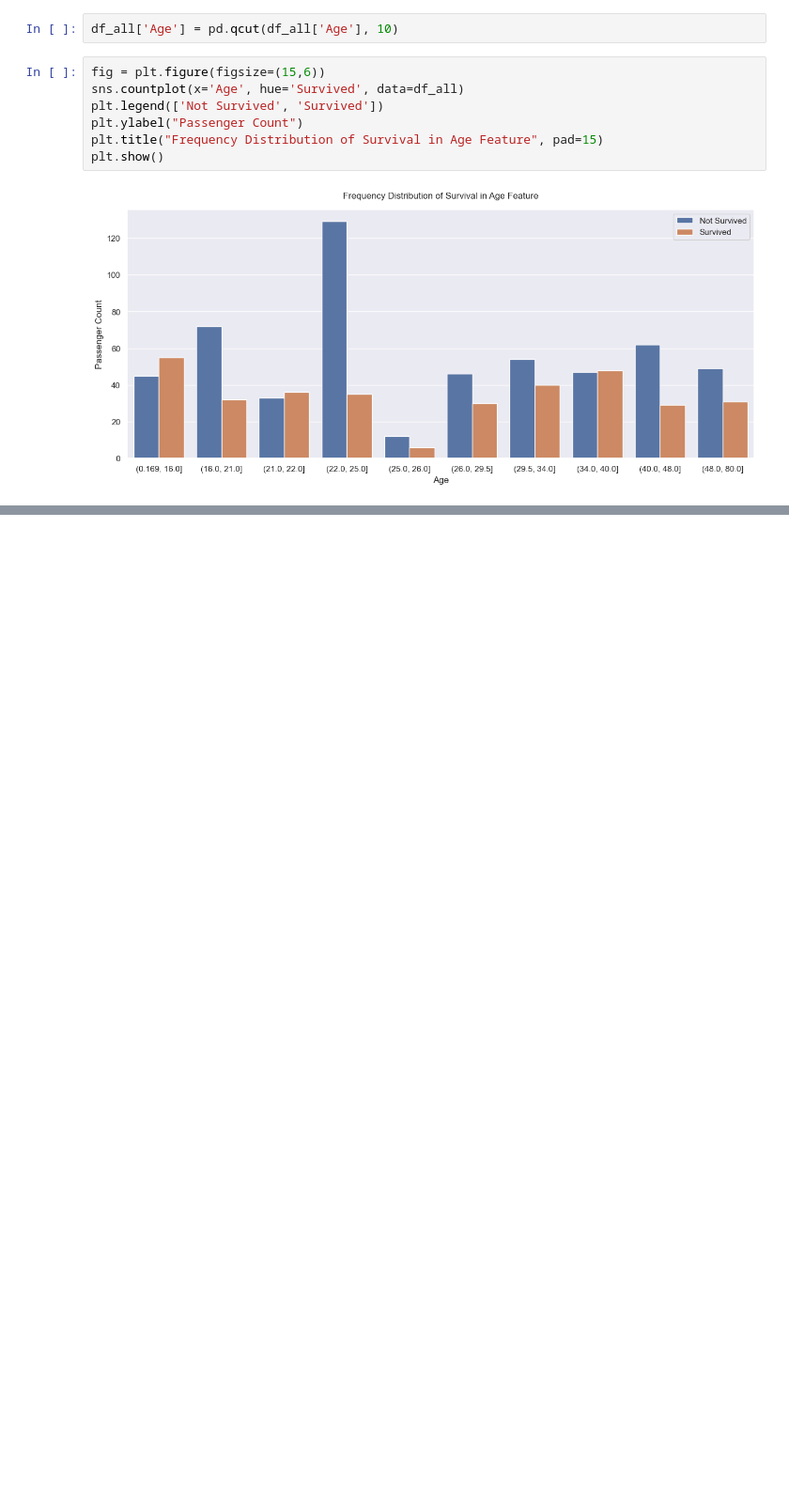
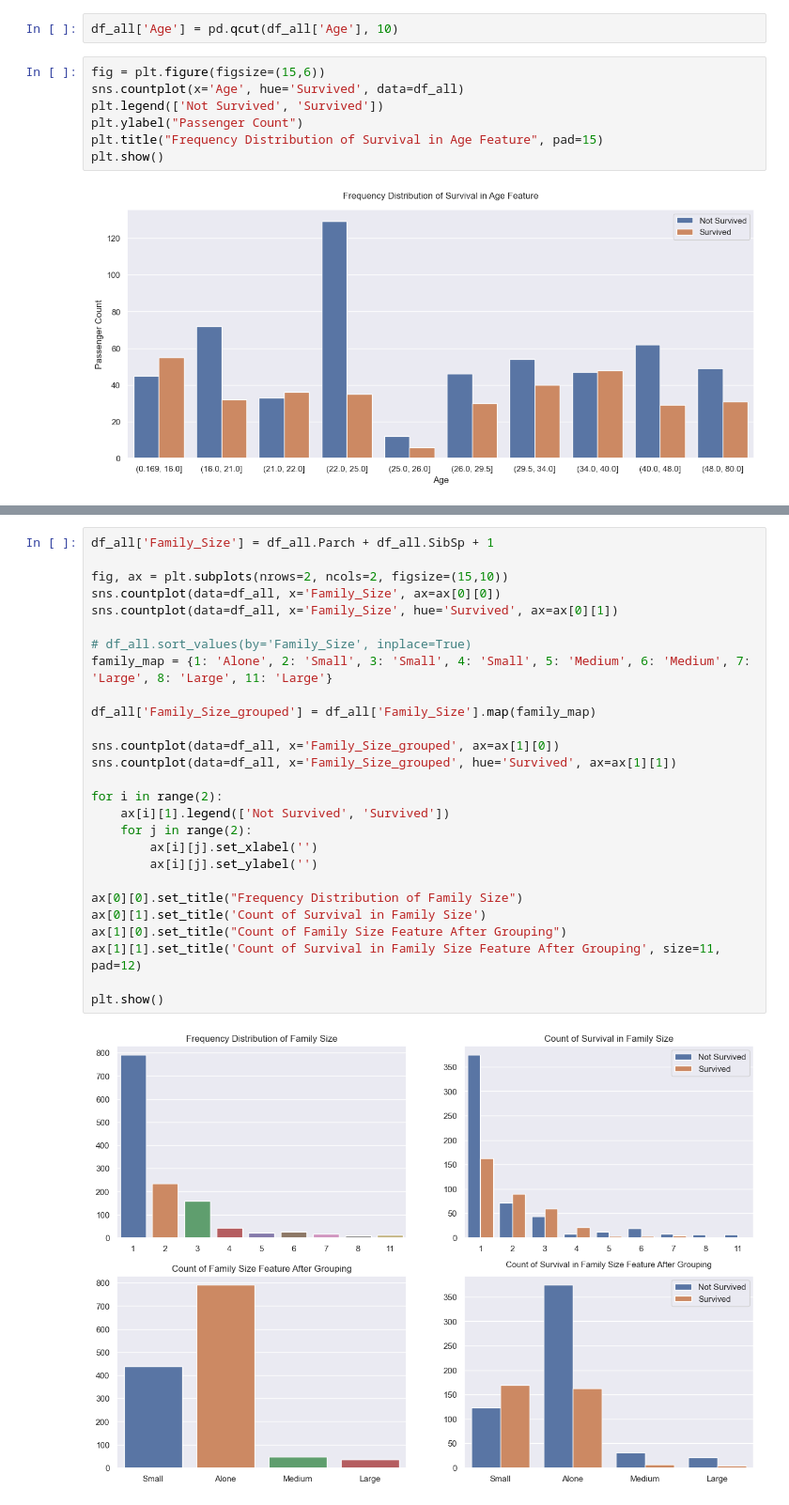
Before and after one commit to subtlewow/kaggle_comps, a Jupyter notebook: titanic/titanic.ipynb, the cells around one changed output, grey strips where cells are left out. Shown at 94% size. Cells and saved outputs as stored; diff of their text form; blank space fills up the shorter version.

```diff
--- a/titanic/titanic.ipynb
+++ b/titanic/titanic.ipynb
@@ -928,0 +938,29 @@ Creating a new feature `Family_Size` which will better represent features `Parch
+# %%
+df_all['Family_Size'] = df_all.Parch + df_all.SibSp + 1
+
+fig, ax = plt.subplots(nrows=2, ncols=2, figsize=(15,10))
+sns.countplot(data=df_all, x='Family_Size', ax=ax[0][0])
+sns.countplot(data=df_all, x='Family_Size', hue='Survived', ax=ax[0][1])
+
+# df_all.sort_values(by='Family_Size', inplace=True)
+family_map = {1: 'Alone', 2: 'Small', 3: 'Small', 4: 'Small', 5: 'Medium', 6: 'Medium', 7: 'Large', 8: 'Large', 11: 'Large'}
+
+df_all['Family_Size_grouped'] = df_all['Family_Size'].map(family_map)
+
+sns.countplot(data=df_all, x='Family_Size_grouped', ax=ax[1][0])
+sns.countplot(data=df_all, x='Family_Size_grouped', hue='Survived', ax=ax[1][1])
+
+for i in range(2):
+    ax[i][1].legend(['Not Survived', 'Survived'])
+    for j in range(2):
+        ax[i][j].set_xlabel('')
+        ax[i][j].set_ylabel('')
+
+ax[0][0].set_title("Frequency Distribution of Family Size")
+ax[0][1].set_title('Count of Survival in Family Size')
+ax[1][0].set_title("Count of Family Size Feature After Grouping")
+ax[1][1].set_title('Count of Survival in Family Size Feature After Grouping', size=11, pad=12)
+
+plt.show()
+# %% [output]
+[figure, added]
```
Also changed, not shown: parts of 15 cells of this notebook.
